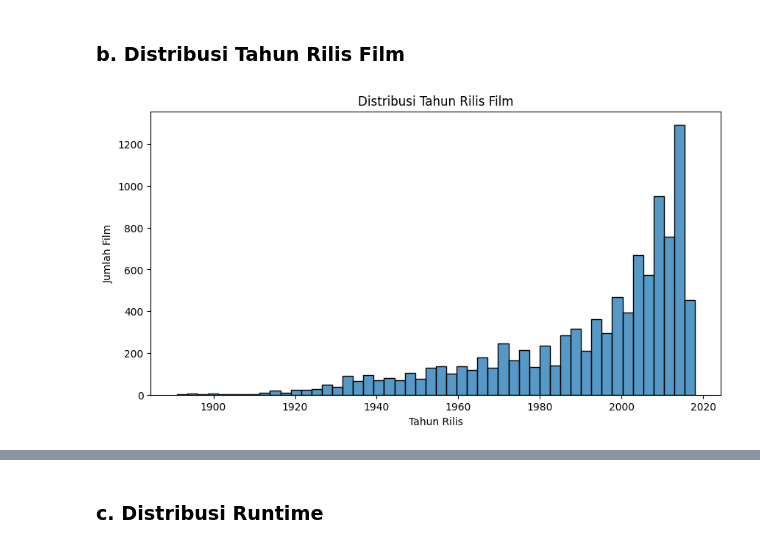
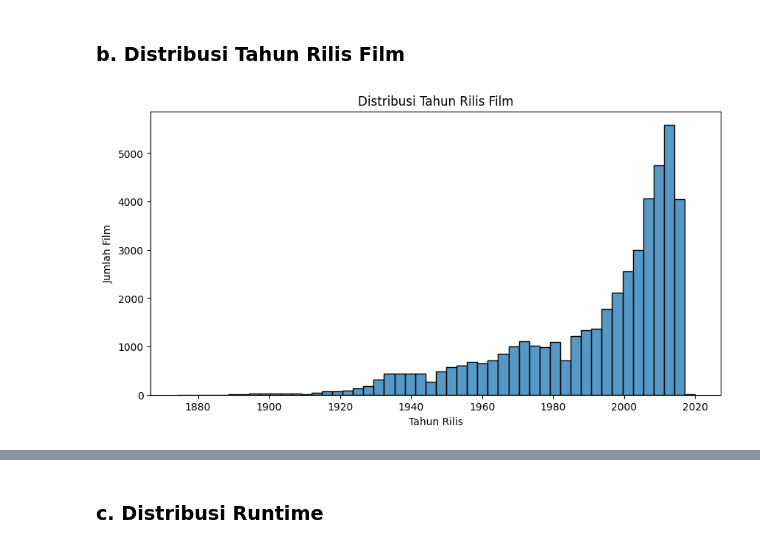
Before and after one commit to dwsafperri/movies_recommendation_system, a Jupyter notebook: recommendation_system.ipynb, the cells around one changed output, grey strips where cells are left out. Cells and saved outputs as stored; diff of their text form; code cells hidden in the pictures.

```diff
--- a/recommendation_system.ipynb
+++ b/recommendation_system.ipynb
@@ -257,14 +220,14 @@ plt.show()
 # %% [markdown]
 ### **b. Distribusi Tahun Rilis Film**
 # %%
-movies['release_date'] = pd.to_datetime(movies['release_date'], errors='coerce')
-movies['release_year'] = movies['release_date'].dt.year
+data_movies['release_date'] = pd.to_datetime(data_movies['release_date'], errors='coerce')
+data_movies['release_year'] = data_movies['release_date'].dt.year
 
 plt.figure(figsize=(10,5))
-sns.histplot(movies['release_year'].dropna().astype(int), bins=50)
+sns.histplot(data_movies['release_year'].dropna().astype(int), bins=50)
 plt.title('Distribusi Tahun Rilis Film')
 plt.xlabel('Tahun Rilis')
 plt.ylabel('Jumlah Film')
 plt.show()
 # %% [output]
-[figure, old version]
+[figure, new version]
```
Also changed, not shown: parts of 56 cells of this notebook, 1 other file.
